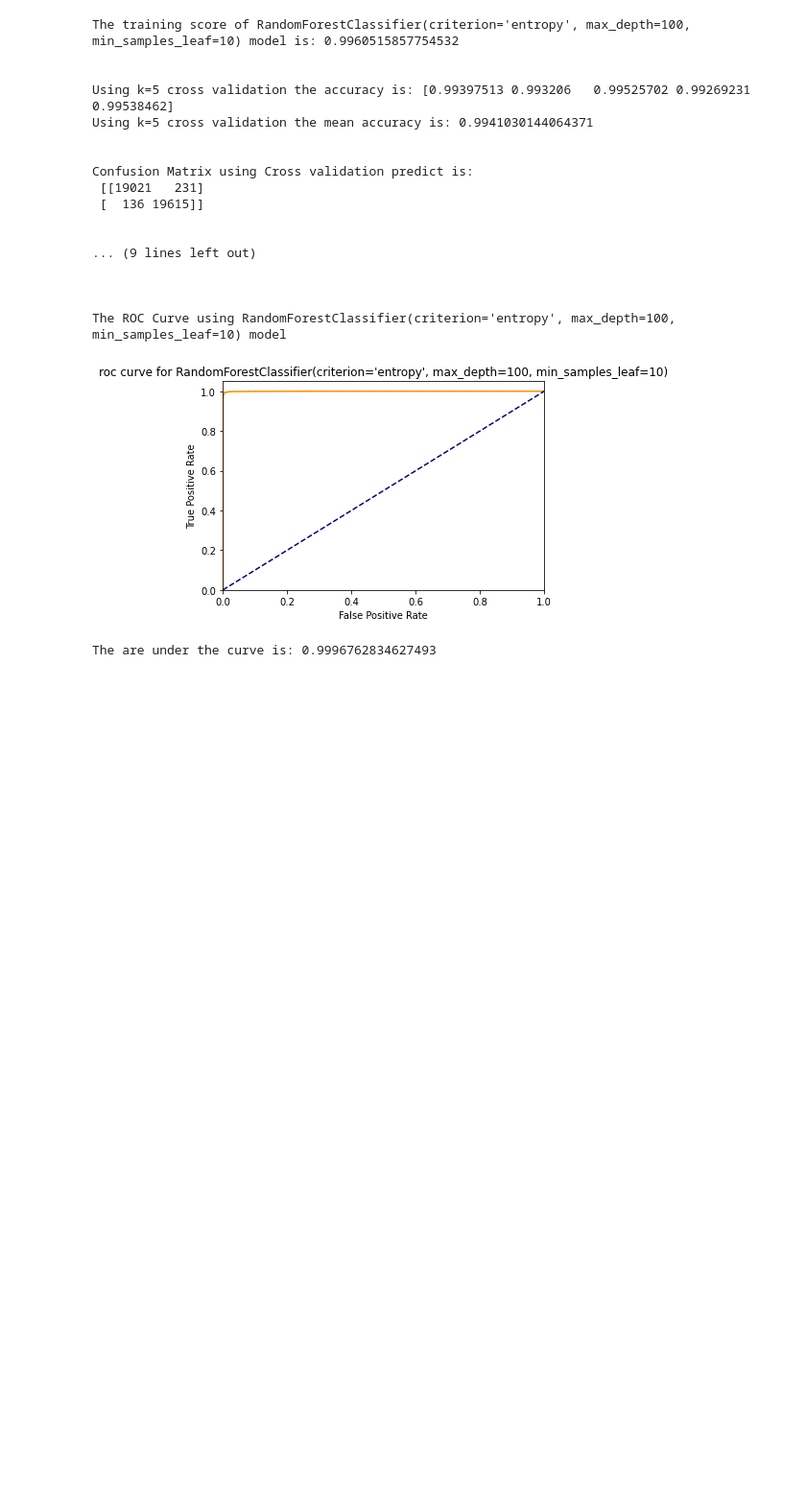
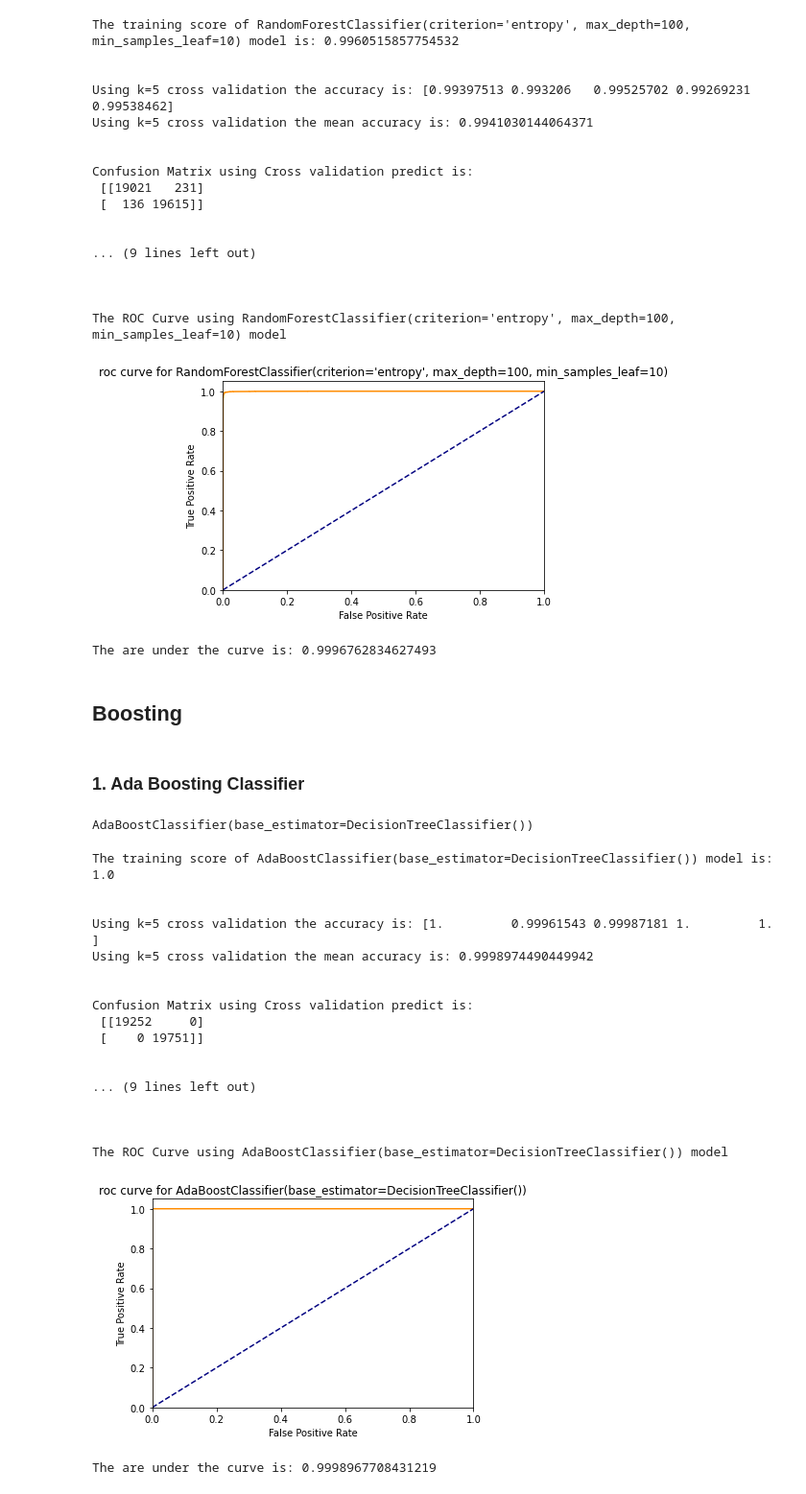
Before and after one commit to pandeysudip/Rental, a Jupyter notebook: 3.Model_Building.ipynb, the cells around one changed output. Shown at 96% size. Drawn from its saved outputs; the diff is of its cells as text; code cells hidden in the pictures; blank space fills up the shorter version.

Commit message:
Boosting and prediction using test data

```diff
--- a/3.Model_Building.ipynb
+++ b/3.Model_Building.ipynb
@@ -778,3 +780,38 @@ Confusion Matrix using Cross validation predict is:
 The ROC Curve using RandomForestClassifier(criterion='entropy', max_depth=100, min_samples_leaf=10) model
 [figure]
 The are under the curve is: 0.9996762834627493
+# %% [markdown]
+##  Boosting
+# %% [markdown]
+### 1. Ada Boosting Classifier
+# %%
+# Creating a AdaBoostClassifier model
+ab= AdaBoostClassifier(base_estimator = dt)
+
+# Fit the model to the data
+ab.fit(X_train_scaled, y_train)
+# %% [output]
+AdaBoostClassifier(base_estimator=DecisionTreeClassifier())
+# %%
+#Score for Adaboost using only training data
+training_score(ab)
+# %% [output]
+The training score of AdaBoostClassifier(base_estimator=DecisionTreeClassifier()) model is: 1.0
+
+
+Using k=5 cross validation the accuracy is: [1.         0.99961543 0.99987181 1.         1.        ]
+Using k=5 cross validation the mean accuracy is: 0.9998974490449942
+
+
+Confusion Matrix using Cross validation predict is:
+ [[19252     0]
+ [    0 19751]]
+
+
+... (9 lines left out)
+
+
+
+The ROC Curve using AdaBoostClassifier(base_estimator=DecisionTreeClassifier()) model
+[figure, added]
+The are under the curve is: 0.9998967708431219
```
Also changed, not shown: parts of 24 cells of this notebook, 1 other file.
